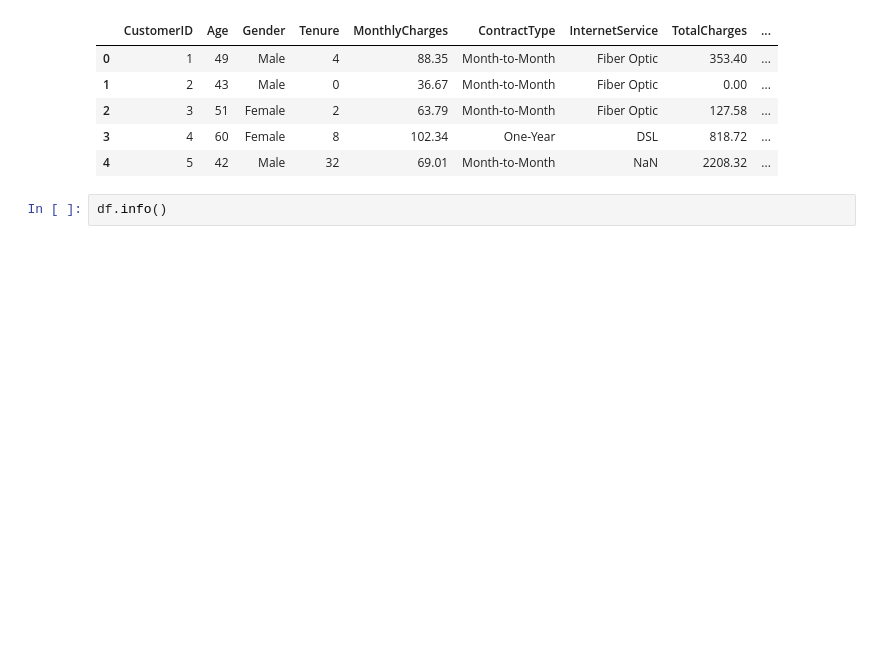
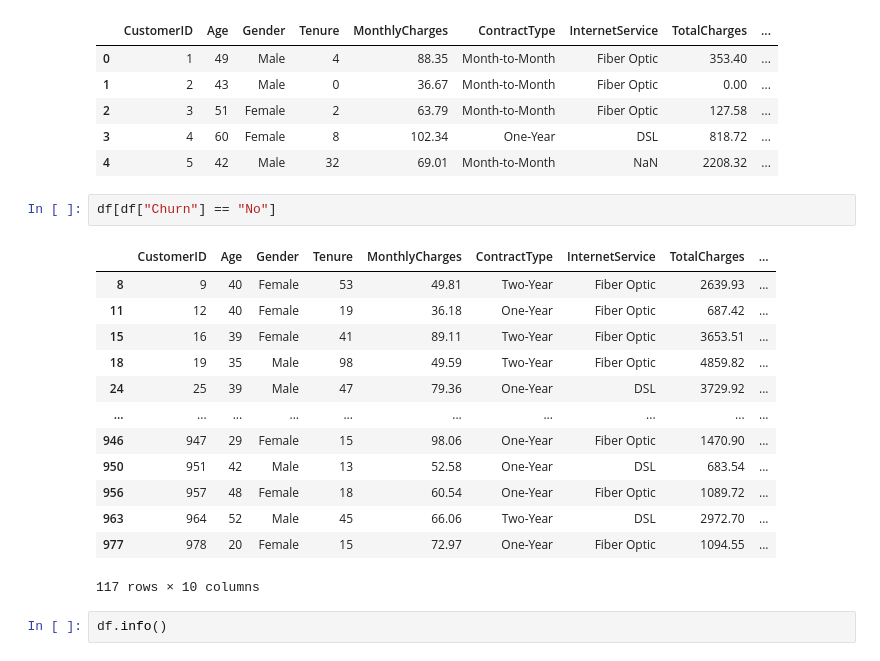
Before and after one commit to SheryllD/customer_churn_prediction, a Jupyter notebook: main.ipynb, the cells around one changed output. Saved outputs shown, nothing was run; the diff lists cells and outputs as text; blank space fills up the shorter version.

```diff
--- a/main.ipynb
+++ b/main.ipynb
@@ -43,6 +45,22 @@ df.head()
 | 2 | 3 | 51 | Female | 2 | 63.79 | Month-to-Month | Fiber Optic | 127.58 | ... |
 | 3 | 4 | 60 | Female | 8 | 102.34 | One-Year | DSL | 818.72 | ... |
 | 4 | 5 | 42 | Male | 32 | 69.01 | Month-to-Month | NaN | 2208.32 | ... |
+# %%
+df[df["Churn"] == "No"]
+# %% [output]
+|  | CustomerID | Age | Gender | Tenure | MonthlyCharges | ContractType | InternetService | TotalCharges | ... |
+| 8 | 9 | 40 | Female | 53 | 49.81 | Two-Year | Fiber Optic | 2639.93 | ... |
+| 11 | 12 | 40 | Female | 19 | 36.18 | One-Year | Fiber Optic | 687.42 | ... |
+| 15 | 16 | 39 | Female | 41 | 89.11 | Two-Year | Fiber Optic | 3653.51 | ... |
+| 18 | 19 | 35 | Male | 98 | 49.59 | Two-Year | Fiber Optic | 4859.82 | ... |
+| 24 | 25 | 39 | Male | 47 | 79.36 | One-Year | DSL | 3729.92 | ... |
+| ... | ... | ... | ... | ... | ... | ... | ... | ... | ... |
+| 946 | 947 | 29 | Female | 15 | 98.06 | One-Year | Fiber Optic | 1470.90 | ... |
+| 950 | 951 | 42 | Male | 13 | 52.58 | One-Year | DSL | 683.54 | ... |
+| 956 | 957 | 48 | Female | 18 | 60.54 | One-Year | Fiber Optic | 1089.72 | ... |
+| 963 | 964 | 52 | Male | 45 | 66.06 | Two-Year | DSL | 2972.70 | ... |
+| 977 | 978 | 20 | Female | 15 | 72.97 | One-Year | Fiber Optic | 1094.55 | ... |
+117 rows × 10 columns
 # %%
 df.info()
 # %% [output]
```
Also changed, not shown: parts of 12 cells of this notebook, 5 other files.
